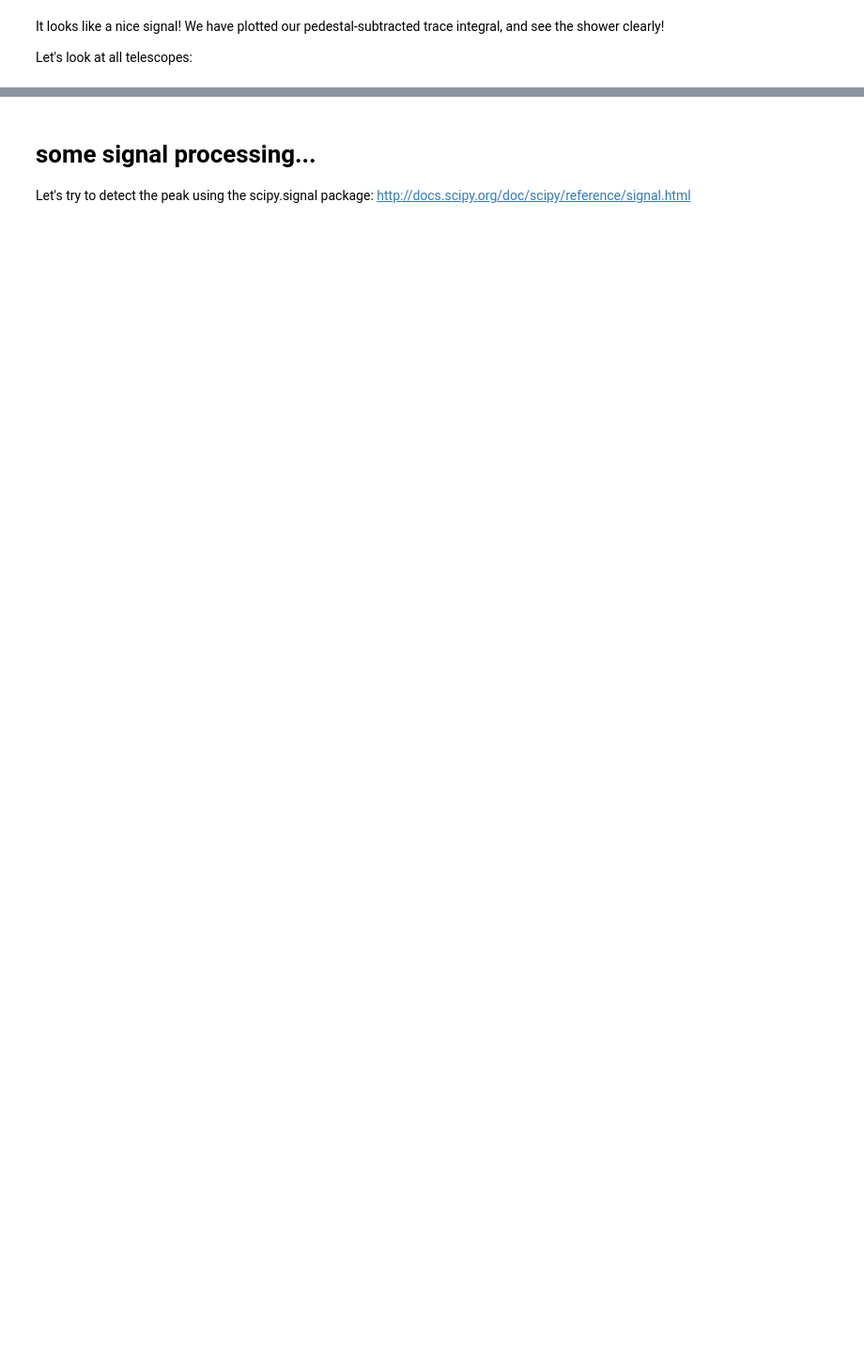
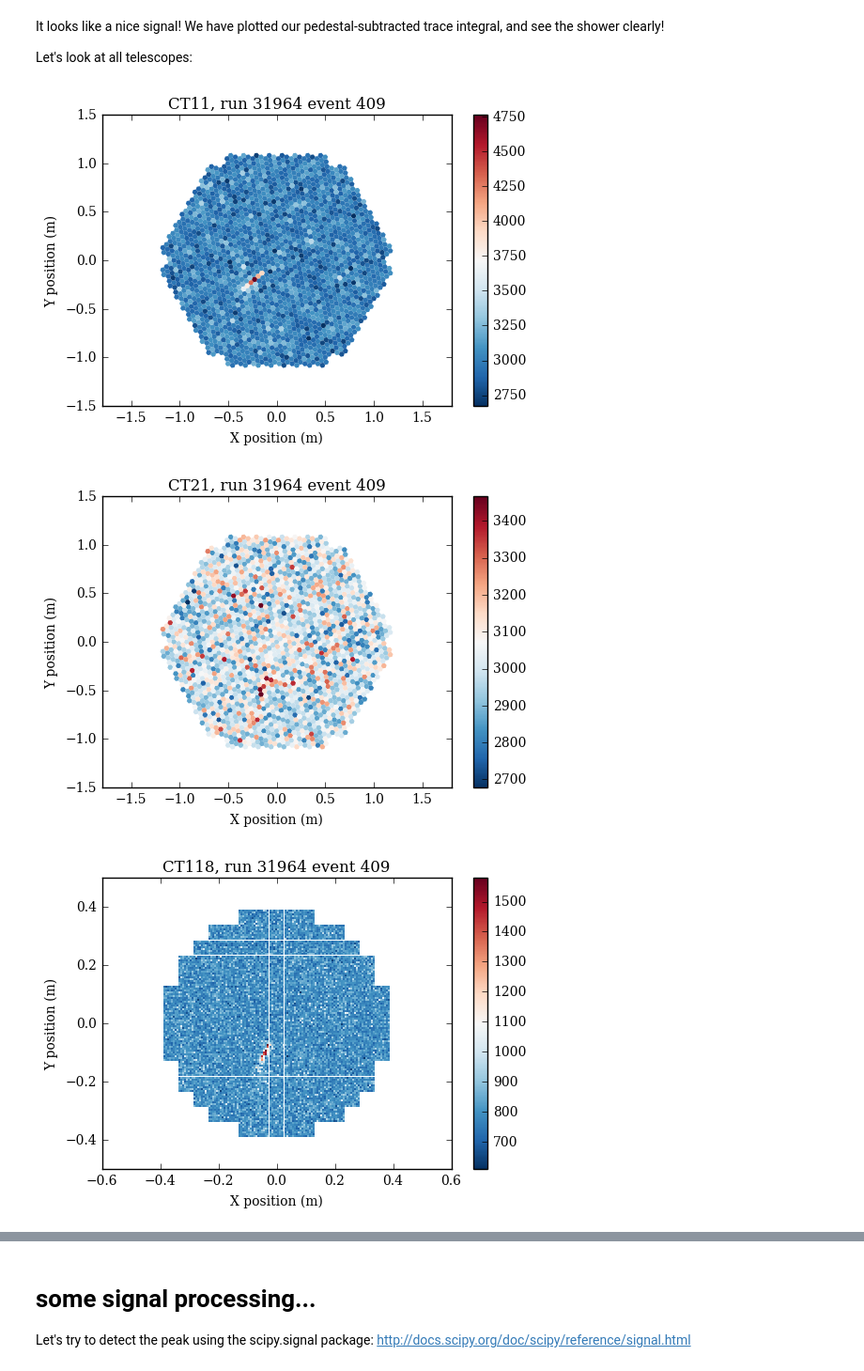
Before and after one commit to cta-observatory/ctapipe, a Jupyter notebook: examples/notebooks/raw_data_exploration.ipynb, the cells around one changed output, grey strips where cells are left out. Shown at 94% size. Drawn from its saved outputs; the diff is of its cells as text; code cells hidden in the pictures; blank space fills up the shorter version.

```diff
--- a/examples/notebooks/raw_data_exploration.ipynb
+++ b/examples/notebooks/raw_data_exploration.ipynb
@@ -159,8 +176,10 @@ for ii in range(270,280):
 ## camera displays
 better yet, let's do it in 2D! At this point, the ArrayConfig data model is not implemented, so there is not a good way to load all the camera definitions (right now it is hacked into the `hessio_event_source`, which will at least read the pixel positions from the file)
 # %%
-pix_x, pix_y= event.meta.pixel_pos[24]
-camgeom = io.CameraGeometry.guess(pix_x*u.m, pix_y*u.m) # just guess the geometry from the pix pos
+pix_x, pix_y= event.inst.pixel_pos[24]
+foclen = event.inst.optical_foclen[24]
+camgeom = io.CameraGeometry.guess(pix_x, pix_y, foclen) # just guess
+# the geometry from the pix pos
 # %%
 title="CT24, run {} event {} ped-sub".format(event.dl0.run_id,event.dl0.event_id)
 disp = visualization.CameraDisplay(camgeom,title=title)
@@ -175,11 +196,17 @@ Let's look at all telescopes:
 # %%
 for tel in event.dl0.tels_with_data:
     plt.figure()
-    pix_x, pix_y= event.meta.pixel_pos[tel]
-    camgeom = io.CameraGeometry.guess(pix_x*u.m, pix_y*u.m) # just guess the geometry from the pix pos
+    pix_x, pix_y= event.inst.pixel_pos[tel]
+    foclen = event.inst.optical_foclen[tel]
+    camgeom = io.CameraGeometry.guess(pix_x, pix_y, foclen) # just guess the
+    # geometry from the pix pos
     title="CT{}, run {} event {}".format(tel,event.dl0.run_id,event.dl0.event_id)
     disp = visualization.CameraDisplay(camgeom,title=title)
     disp.image = event.dl0.tel[tel].adc_sums[0]
     disp.cmap = plt.cm.RdBu_r
     disp.add_colorbar()
     disp.set_limits_percent(95)
+# %% [output]
+[figure, added]
+[figure, added]
+[figure, added]
```
Also changed, not shown: parts of 16 cells of this notebook.
